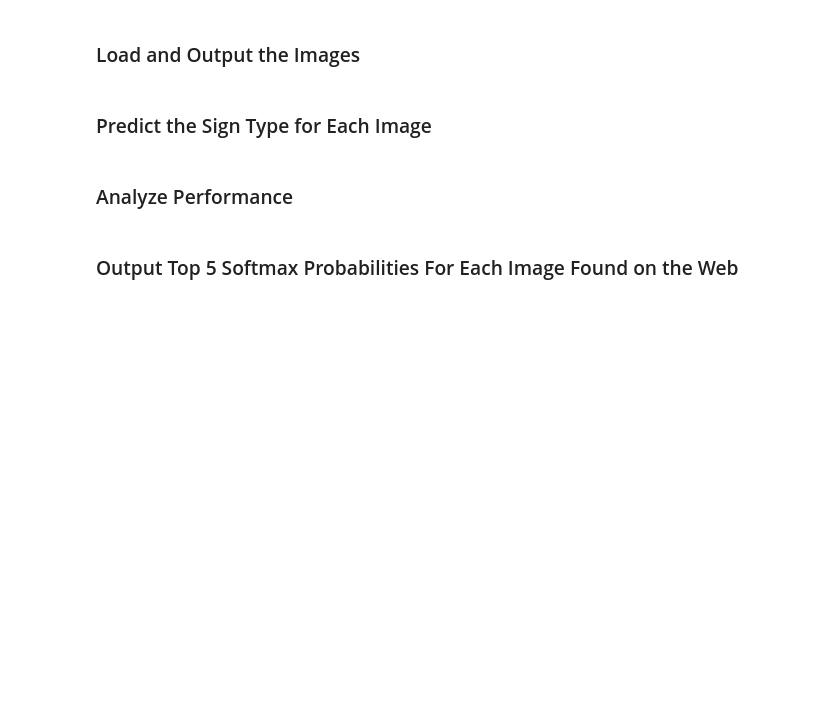
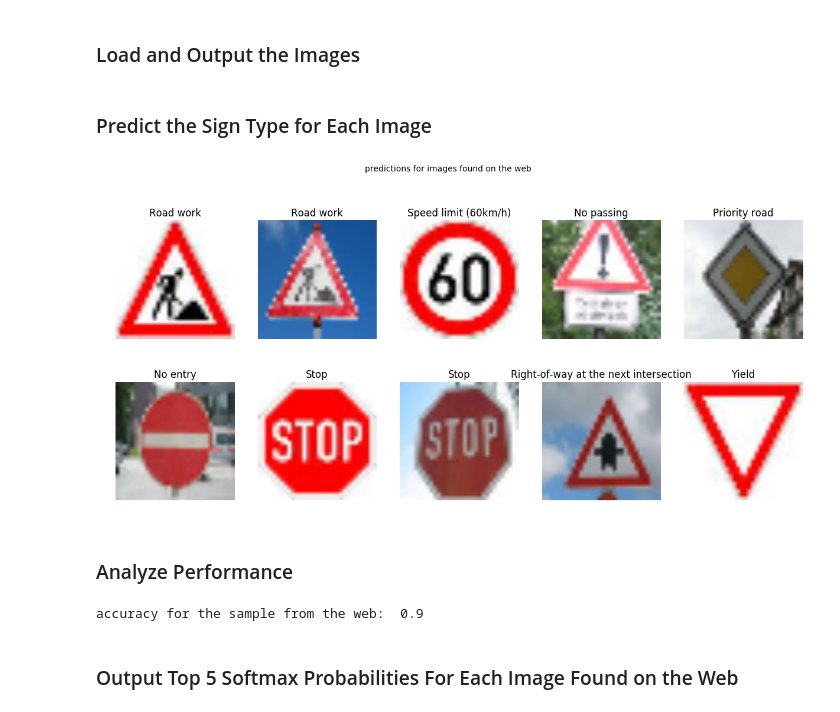
Before and after one commit to micsh/Traffic-Sign-Classifier-P2, a Jupyter notebook: Traffic_Sign_Classifier.ipynb, the cells around one changed output. Saved outputs shown, nothing was run; the diff lists cells and outputs as text; code cells hidden in the pictures; blank space fills up the shorter version.

```diff
--- a/Traffic_Sign_Classifier.ipynb
+++ b/Traffic_Sign_Classifier.ipynb
@@ -164,5 +164,15 @@ Use the code cell (or multiple code cells, if necessary) to implement the first
 ### Preprocess the data here. It is required to normalize the data. Other preprocessing steps could include
 ### converting to grayscale, etc.
 ### Feel free to use as many code cells as needed.
+
+from sklearn.utils import shuffle
+
+# shuffle the training set
+X_train, y_train = shuffle(X_train, y_train)
+
+# normalize values from [0.255] to [0..1]
+X_train = X_train/255
+X_valid = X_valid/255
+X_test = X_test/255
 # %% [markdown]
 ### Model Architecture
@@ -182,0 +322,8 @@ sets imply underfitting. A high accuracy on the training set but low accuracy on
+# %%
+# Launch the model on the test data
+with tf.Session() as sess:
+    saver.restore(sess, tf.train.latest_checkpoint('.'))
+
+    test_accuracy = sess.run(accuracy_operation, feed_dict={x: X_test, y: y_test, keep_prob : 1.0})
+
+print('Test Accuracy: {}'.format(test_accuracy))
@@ -193,17 +342,50 @@ You may find `signnames.csv` useful as it contains mappings from the class id (i
 # %%
 ### Load the images and plot them here.
 ### Feel free to use as many code cells as needed.
+import os
+import cv2
+
+def load_images_from_web():
+    for name in os.listdir('Images from the web'):
+        img = cv2.imread(os.path.join('Images from the web', name))
+        img = cv2.cvtColor(img, cv2.COLOR_BGR2RGB)
+        img = cv2.resize(img, (32, 32))
+        yield img/255
 # %% [markdown]
 ### Predict the Sign Type for Each Image
 # %%
 ### Run the predictions here and use the model to output the prediction for each image.
 ### Make sure to pre-process the images with the same pre-processing pipeline used earlier.
 ### Feel free to use as many code cells as needed.
+
+images_web = list(load_images_from_web())
+
+with tf.Session() as sess:
+    saver.restore(sess, tf.train.latest_checkpoint('.'))
+
+    output = sess.run(tf.argmax(logits, 1), feed_dict={x: images_web, keep_prob : 1.0})
+
+fig = plt.figure(figsize=(15, 10))
+fig.suptitle('predictions for images found on the web')
+for i in range(0, len(images_web)):
+    plt.subplot(3, 5, i+1)
+    plt.axis('off')
+    plt.imshow(images_web[i])
+    plt.title(labels[output[i]])
+# %% [output]
+[figure, added]
 # %% [markdown]
 ### Analyze Performance
 # %%
 ### Calculate the accuracy for these 5 new images.
 ### For example, if the model predicted 1 out of 5 signs correctly, it's 20% accurate on these new images.
+
+# there are a total of 10 images from 8 categories
+# the model gets wrong only the 'general caution' sign, and mistakes it to 'no passing'
+# comparing the output to the actual category
+print("accuracy for the sample from the web: ", np.mean(output == [25,25,3,18,12,17,14,14,11,13]))
+# %% [output]
+accuracy for the sample from the web:  0.9
 # %% [markdown]
 ### Output Top 5 Softmax Probabilities For Each Image Found on the Web
 # %% [markdown]
```
Also changed, not shown: parts of 10 cells of this notebook, 3 other files.
